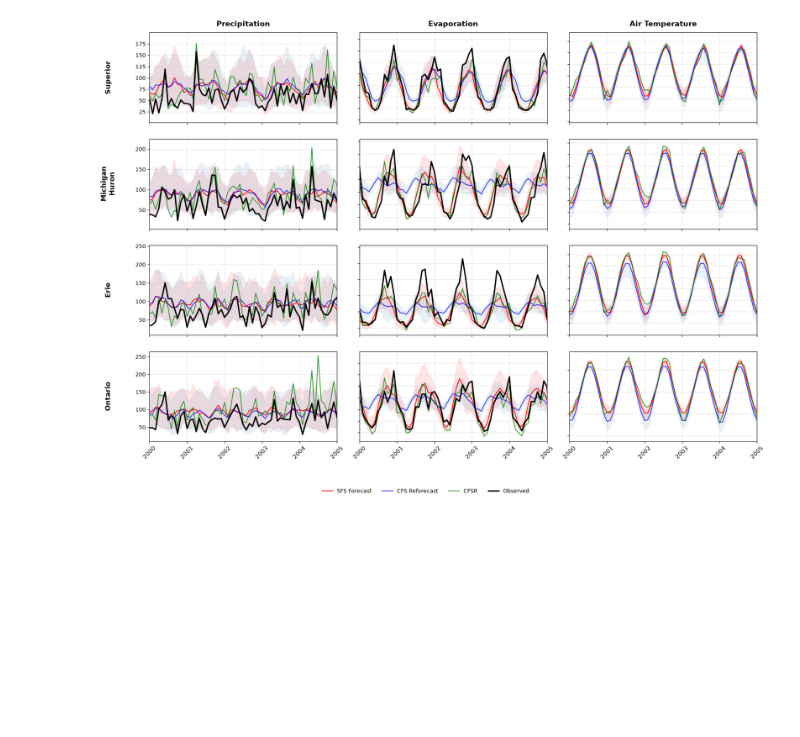
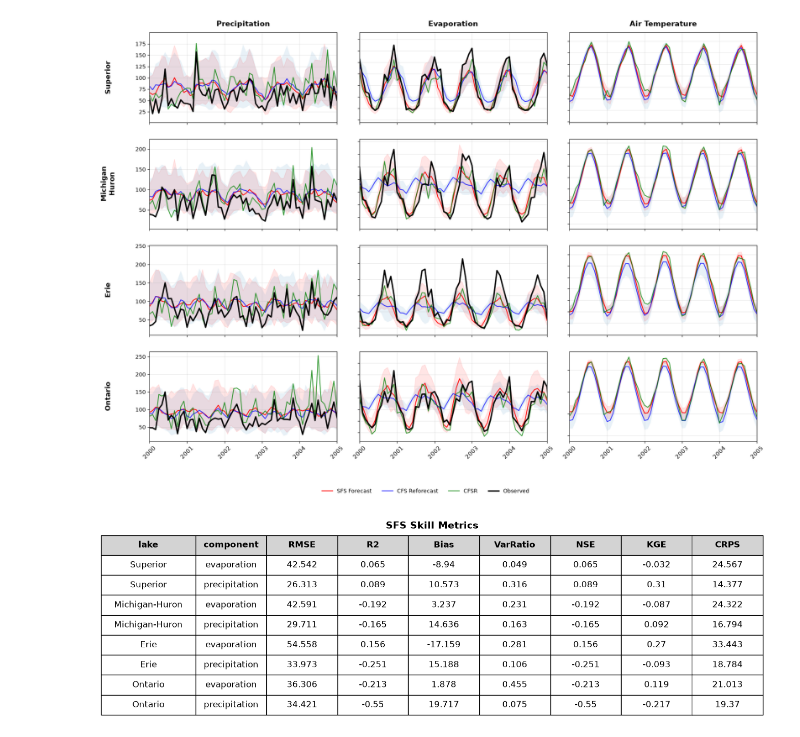
Before and after one commit to great-lakes-ai-lab/cnbs-predictor, a Jupyter notebook: notebooks/production/forcing_comparison.ipynb, the cells around one changed output. Saved outputs shown, nothing was run; the diff lists cells and outputs as text; code cells hidden in the pictures; blank space fills up the shorter version.

```diff
--- a/notebooks/production/forcing_comparison.ipynb
+++ b/notebooks/production/forcing_comparison.ipynb
@@ -264,5 +244,5 @@ df_merged = df_merged.sort_values(
     ]
 ).reset_index(drop=True)
 
-print(df_merged)
+sfs_data = df_merged.copy()
 # %%
@@ -716,0 +897,30 @@ plot_forecast_timeseries(
+# %%
+def calculate_skill(group):
+
+    # Get ensemble members for each valid time
+    ens = (
+        group
+        .groupby("valid_time")["value"]
+        .apply(np.array)
+    )
+
+    # Observation for each valid time
+    obs_by_time = (
+        group
+        .drop_duplicates("valid_time")
+        .set_index("valid_time")
+        .loc[ens.index, "obs"]
+        .to_numpy()
+    )
+
+    # Ensemble mean
+    pred = np.array([
+        np.mean(x)
+        for x in ens
+    ])
+
+    return calculate(
+        obs=obs_by_time,
+        pred=pred,
+        ens=ens.to_list()
+    )
@@ -716,0 +986,15 @@ plot_forecast_timeseries(
+# %%
+sfs_skill = (
+    sfs_ver
+    .groupby([
+        "lake",
+        #"surface_type",
+        "component"
+    ])
+    .apply(calculate_skill)
+    .reset_index()
+)
+
+plot_styled_table(sfs_skill, title="SFS Skill Metrics")
+# %% [output]
+[figure, added]
```
Also changed, not shown: parts of 13 cells of this notebook, 2 other files.
